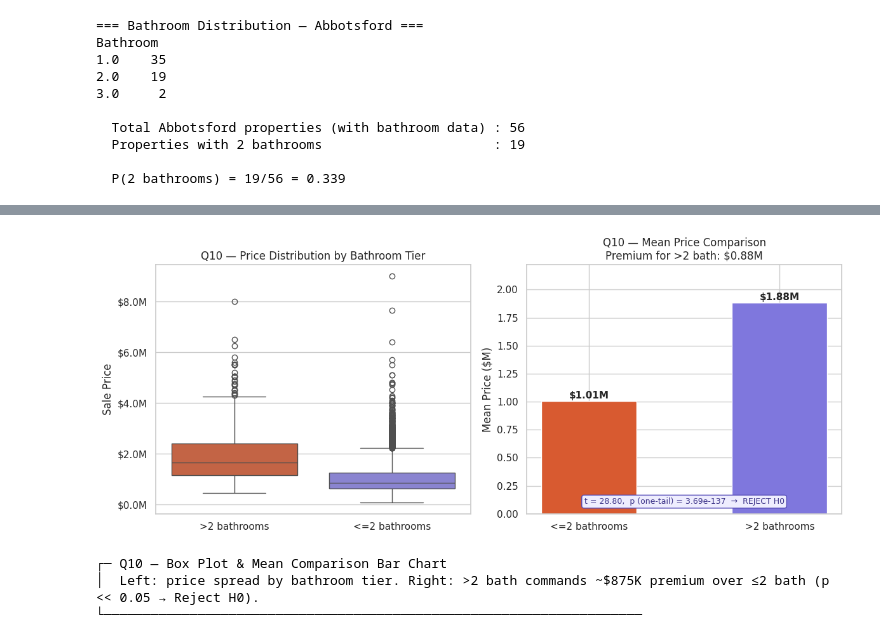
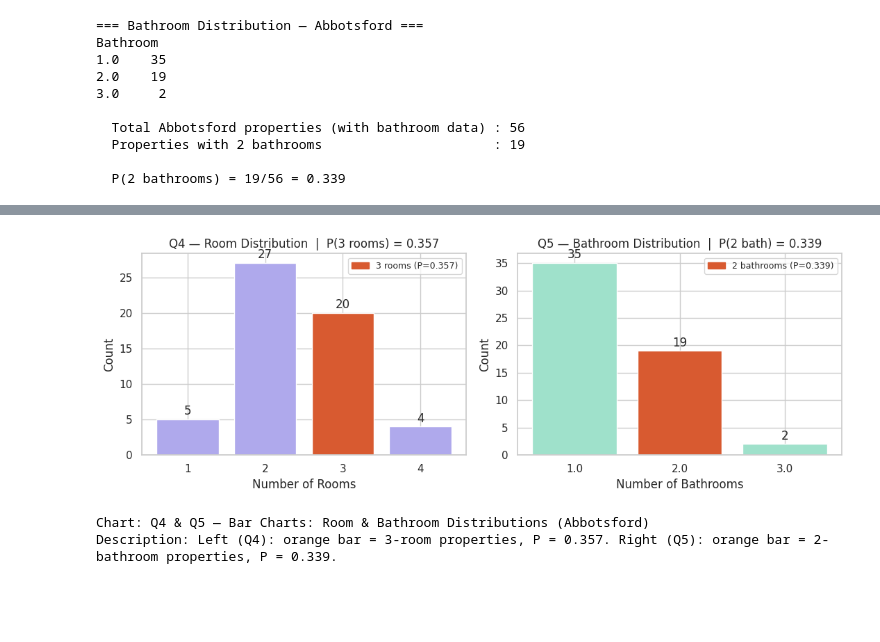
Before and after one commit to manidixit16/Assignment-statistics-decision-making, a Jupyter notebook: notebooks/Mani_Dixit_CPDA_B3.ipynb, the cells around one changed output, grey strips where cells are left out. Saved outputs shown, nothing was run; the diff lists cells and outputs as text; code cells hidden in the pictures; blank space fills up the shorter version.

```diff
--- a/notebooks/Mani_Dixit_CPDA_B3.ipynb
+++ b/notebooks/Mani_Dixit_CPDA_B3.ipynb
@@ -827,45 +329,31 @@ else:
-# %%
-fig, axes = plt.subplots(1, 2, figsize=(12, 5))
-
-bath_df2 = df[['Price','Bathroom']].dropna().copy()
-bath_df2['Tier'] = bath_df2['Bathroom'].apply(
-    lambda x: '>2 bathrooms' if x > 2 else '<=2 bathrooms')
-
-sns.boxplot(data=bath_df2, x='Tier', y='Price',
-            order=['>2 bathrooms', '<=2 bathrooms'],
-            palette=['#D85A30','#7F77DD'], ax=axes[0])
-axes[0].yaxis.set_major_formatter(plt.FuncFormatter(lambda x, _: f'${x/1e6:.1f}M'))
-axes[0].set_title('Q10 — Price Distribution by Bathroom Tier')
-axes[0].set_xlabel('')
-axes[0].set_ylabel('Sale Price')
-
-means10 = bath_df2.groupby('Tier')['Price'].mean()
-bars = axes[1].bar(means10.index, means10.values/1e6,
-                   color=['#D85A30','#7F77DD'], edgecolor='white', width=0.5)
-for i, (label, val) in enumerate(means10.items()):
-    axes[1].text(i, val/1e6 + 0.02, f'${val/1e6:.2f}M', ha='center', fontsize=11, fontweight='bold')
-premium = (means10['>2 bathrooms'] - means10['<=2 bathrooms']) / 1e6
-axes[1].set_title(f'Q10 — Mean Price Comparison\nPremium for >2 bath: ${premium:.2f}M')
-axes[1].set_ylabel('Mean Price ($M)')
-axes[1].set_ylim(0, means10.max()/1e6 * 1.18)
-
-from scipy.stats import ttest_ind
-g1 = bath_df2[bath_df2['Tier']=='>2 bathrooms']['Price']
-g2 = bath_df2[bath_df2['Tier']=='<=2 bathrooms']['Price']
-t, p2 = ttest_ind(g1, g2, equal_var=False)
-axes[1].text(0.5, 0.04, f't = {t:.2f},  p (one-tail) = {p2/2:.2e}  →  REJECT H0',
-             transform=axes[1].transAxes, ha='center', fontsize=9,
-             color='#3C3489',
-             bbox=dict(boxstyle='round,pad=0.3', facecolor='#EEEDFE', edgecolor='#534AB7'))
-plt.tight_layout()
-plt.show()
-# %% [output]
-[figure, removed]
-# %%
-print("┌─ Q10 — Box Plot & Mean Comparison Bar Chart")
-print("│  Left: price spread by bathroom tier. Right: >2 bath commands ~$875K premium over ≤2 bath (p << 0.05 → Reject H0).")
-print("└─────────────────────────────────────────────────────────────────────")
-# %% [output]
-┌─ Q10 — Box Plot & Mean Comparison Bar Chart
-│  Left: price spread by bathroom tier. Right: >2 bath commands ~$875K premium over ≤2 bath (p << 0.05 → Reject H0).
-└─────────────────────────────────────────────────────────────────────
+# %%
+fig, axes = plt.subplots(1, 2, figsize=(11, 4))
+
+room_counts   = abbotsford['Rooms'].value_counts().sort_index()
+bar_colors_r  = ['#D85A30' if r == 3 else '#AFA9EC' for r in room_counts.index]
+b1 = axes[0].bar(room_counts.index.astype(str), room_counts.values, color=bar_colors_r)
+axes[0].bar_label(b1, fmt='%d', padding=2)
+axes[0].set_title(f'Q4 — Room Distribution  |  P(3 rooms) = {prob_3rooms:.3f}')
+axes[0].set_xlabel('Number of Rooms')
+axes[0].set_ylabel('Count')
+axes[0].legend(handles=[Patch(color='#D85A30', label=f'3 rooms (P={prob_3rooms:.3f})')], fontsize=9)
+
+bath_counts   = abbotsford['Bathroom'].dropna().value_counts().sort_index()
+bar_colors_b  = ['#D85A30' if b == 2 else '#9FE1CB' for b in bath_counts.index]
+b2 = axes[1].bar(bath_counts.index.astype(str), bath_counts.values, color=bar_colors_b)
+axes[1].bar_label(b2, fmt='%d', padding=2)
+axes[1].set_title(f'Q5 — Bathroom Distribution  |  P(2 bath) = {prob_2bath:.3f}')
+axes[1].set_xlabel('Number of Bathrooms')
+axes[1].set_ylabel('Count')
+axes[1].legend(handles=[Patch(color='#D85A30', label=f'2 bathrooms (P={prob_2bath:.3f})')], fontsize=9)
+
+plt.tight_layout()
+plt.show()
+# %% [output]
+[figure, added]
+# %%
+print("Chart: Q4 & Q5 — Bar Charts: Room & Bathroom Distributions (Abbotsford)")
+print("Description: Left (Q4): orange bar = 3-room properties, P = 0.357. Right (Q5): orange bar = 2-bathroom properties, P = 0.339.")
+# %% [output]
+Chart: Q4 & Q5 — Bar Charts: Room & Bathroom Distributions (Abbotsford)
+Description: Left (Q4): orange bar = 3-room properties, P = 0.357. Right (Q5): orange bar = 2-bathroom properties, P = 0.339.
```
Also changed, not shown: parts of 53 cells of this notebook.
